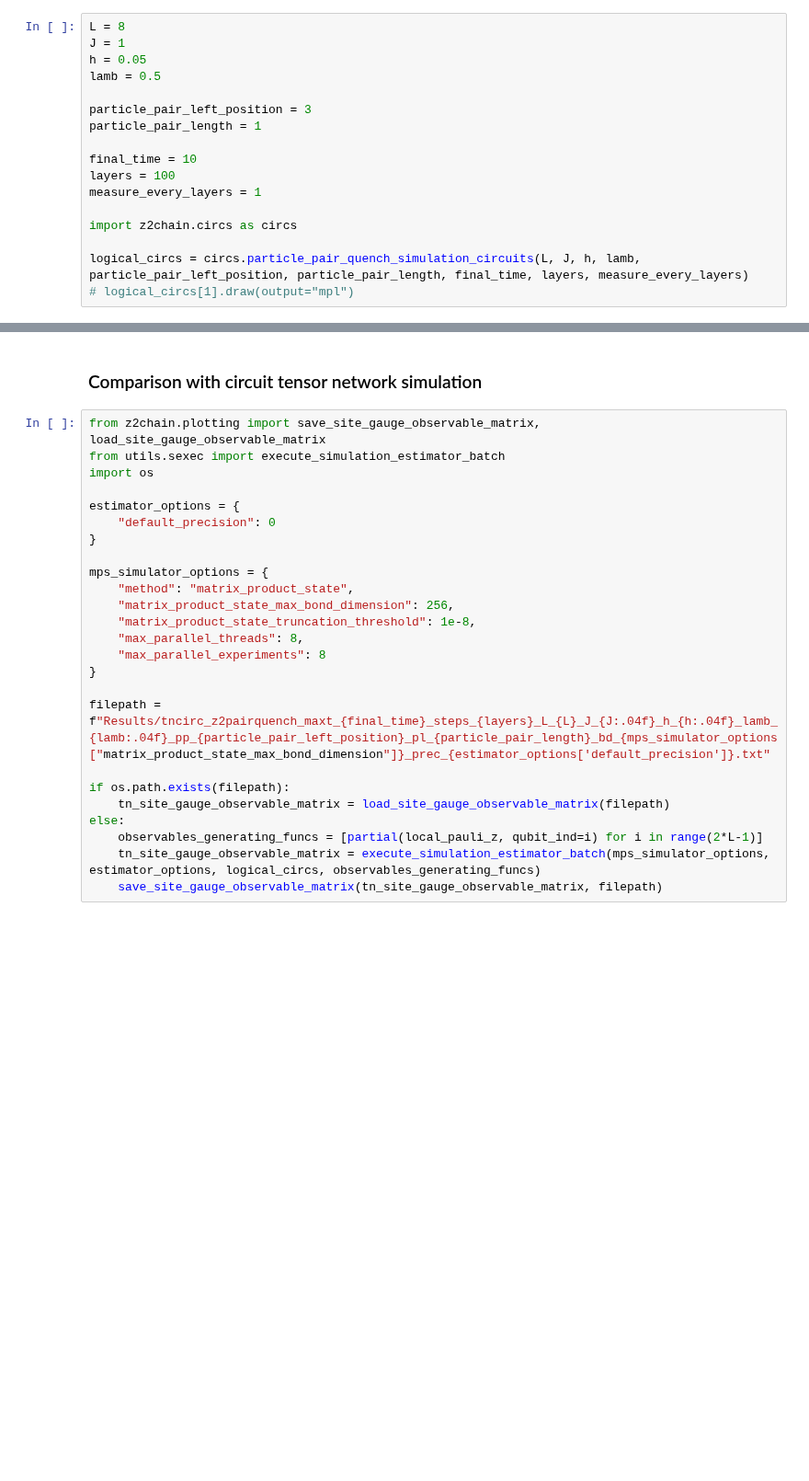
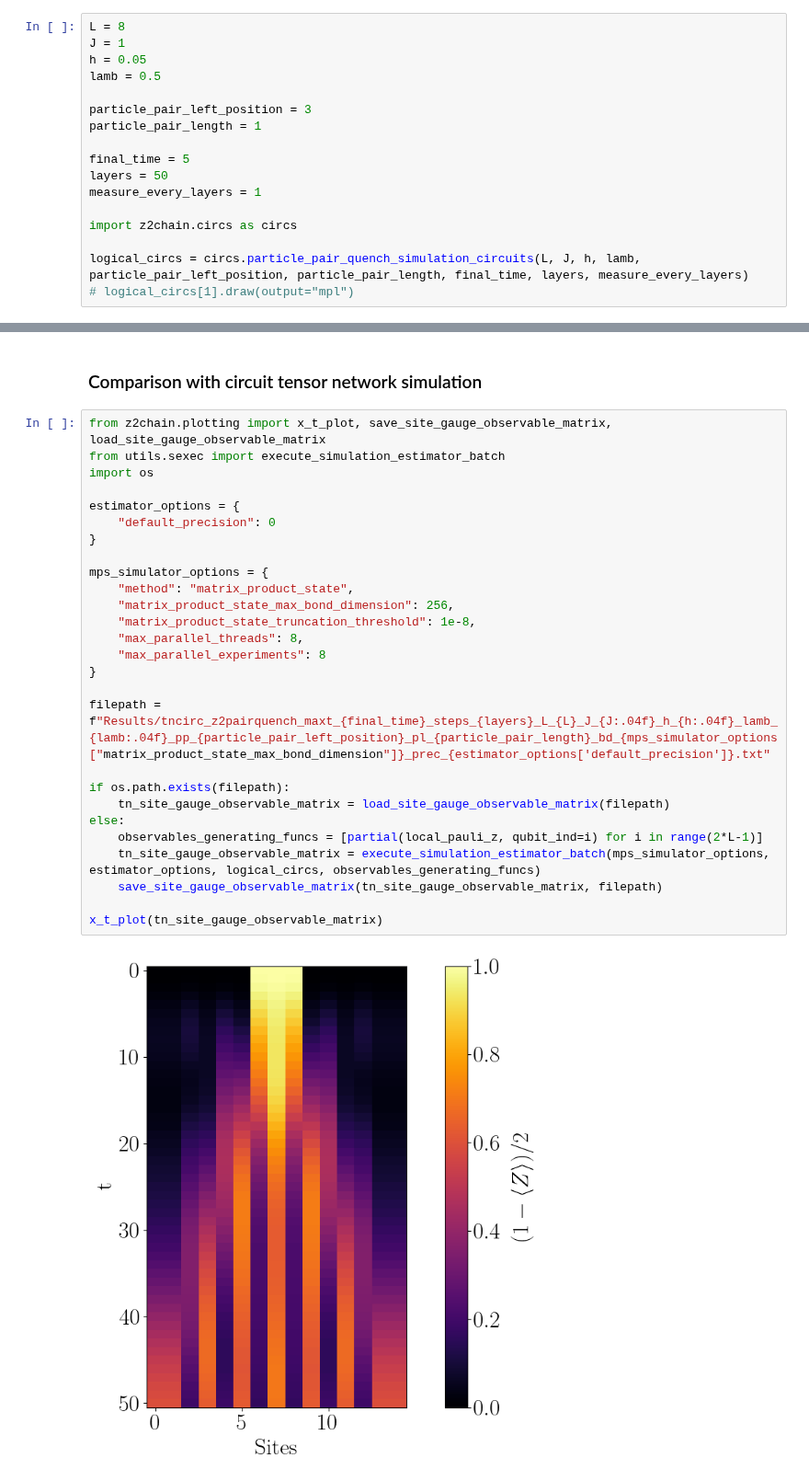
Before and after one commit to Fradm98/qs-qh, a Jupyter notebook: src/notebooks/Z2/z2_chain_hardware.ipynb, the cells around one changed output, grey strips where cells are left out. Shown at 92% size. Drawn from its saved outputs; the diff is of its cells as text; blank space fills up the shorter version.

```diff
--- a/src/notebooks/Z2/z2_chain_hardware.ipynb
+++ b/src/notebooks/Z2/z2_chain_hardware.ipynb
@@ -9,8 +9,8 @@ lamb = 0.5
 particle_pair_left_position = 3
 particle_pair_length = 1
 
-final_time = 10
-layers = 100
+final_time = 5
+layers = 50
 measure_every_layers = 1
 
 import z2chain.circs as circs
@@ -105,30 +110,34 @@ x_t_plot(jobs)
 # %% [markdown]
 ### Comparison with circuit tensor network simulation
 # %%
-from z2chain.plotting import save_site_gauge_observable_matrix, load_site_gauge_observable_matrix
+from z2chain.plotting import x_t_plot, save_site_gauge_observable_matrix, load_site_gauge_observable_matrix
 from utils.sexec import execute_simulation_estimator_batch
 import os
 
 estimator_options = {
     "default_precision": 0
 }
 
 mps_simulator_options = {
     "method": "matrix_product_state",
     "matrix_product_state_max_bond_dimension": 256,
     "matrix_product_state_truncation_threshold": 1e-8,
     "max_parallel_threads": 8,
     "max_parallel_experiments": 8
 }
 
 filepath = f"Results/tncirc_z2pairquench_maxt_{final_time}_steps_{layers}_L_{L}_J_{J:.04f}_h_{h:.04f}_lamb_{lamb:.04f}_pp_{particle_pair_left_position}_pl_{particle_pair_length}_bd_{mps_simulator_options["matrix_product_state_max_bond_dimension"]}_prec_{estimator_options['default_precision']}.txt"
 
 if os.path.exists(filepath):
     tn_site_gauge_observable_matrix = load_site_gauge_observable_matrix(filepath)
 else:
     observables_generating_funcs = [partial(local_pauli_z, qubit_ind=i) for i in range(2*L-1)]
     tn_site_gauge_observable_matrix = execute_simulation_estimator_batch(mps_simulator_options, estimator_options, logical_circs, observables_generating_funcs)
     save_site_gauge_observable_matrix(tn_site_gauge_observable_matrix, filepath)
+
+x_t_plot(tn_site_gauge_observable_matrix)
+# %% [output]
+[figure, added]
 # %%
 from z2chain.plotting import discrepancies_plot
 
```
Also changed, not shown: parts of 6 cells of this notebook, 4 other files.
